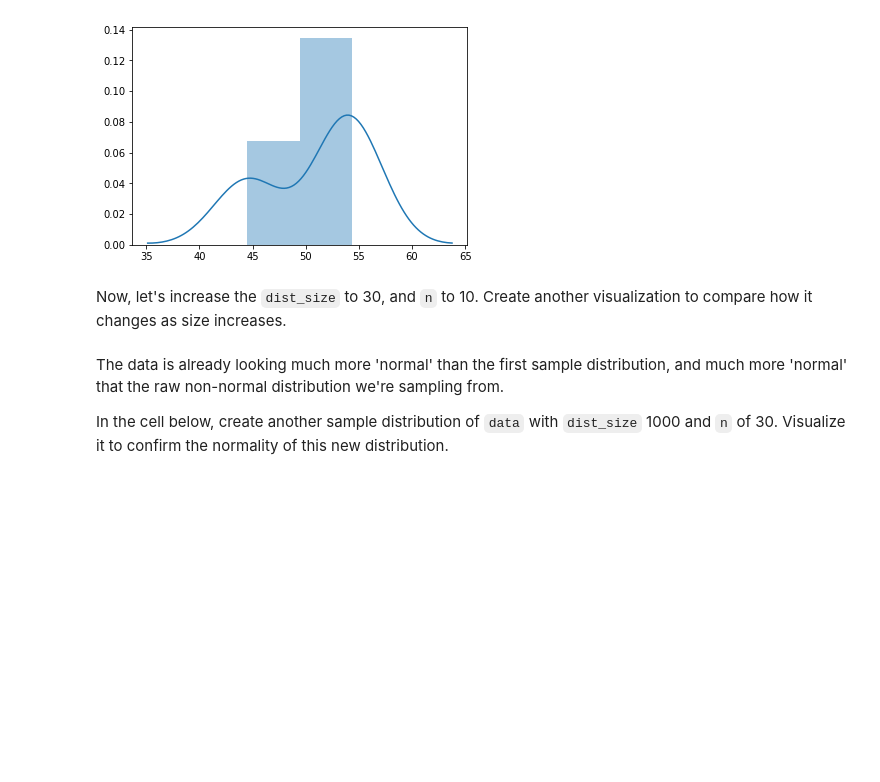
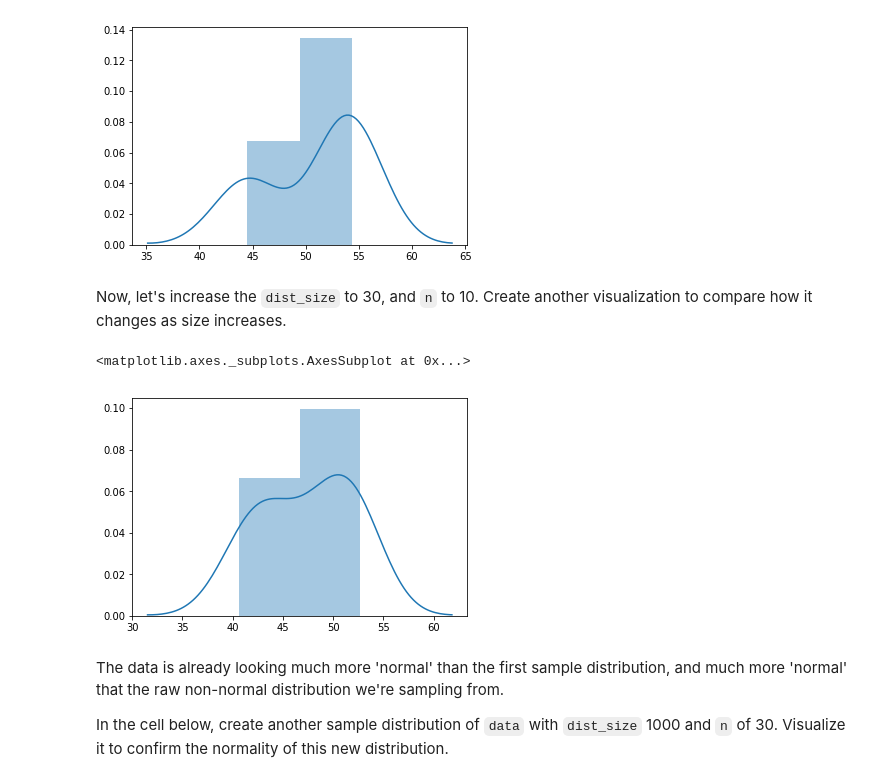
Before and after one commit to MarcSchneider71/dsc-2-19-13-central-limit-theorem-lab-nyc-ds-career-012819, a Jupyter notebook: index.ipynb, the cells around one changed output. Saved outputs shown, nothing was run; the diff lists cells and outputs as text; code cells hidden in the pictures; blank space fills up the shorter version.

```diff
--- a/index.ipynb
+++ b/index.ipynb
@@ -114,7 +114,10 @@ sns.distplot(create_sample_distribution(data,10,3))
 # %% [markdown]
 Now, let's increase the `dist_size` to 30, and `n` to 10.  Create another visualization to compare how it changes as size increases.
 # %%
-create_sample_distribution(data,30,10)
+sns.distplot(create_sample_distribution(data,30,10))
+# %% [output]
+<matplotlib.axes._subplots.AxesSubplot at 0x...>
+[figure, added]
 # %% [markdown]
 The data is already looking much more 'normal' than the first sample distribution, and much more 'normal' that the raw non-normal distribution we're sampling from.
 
```
